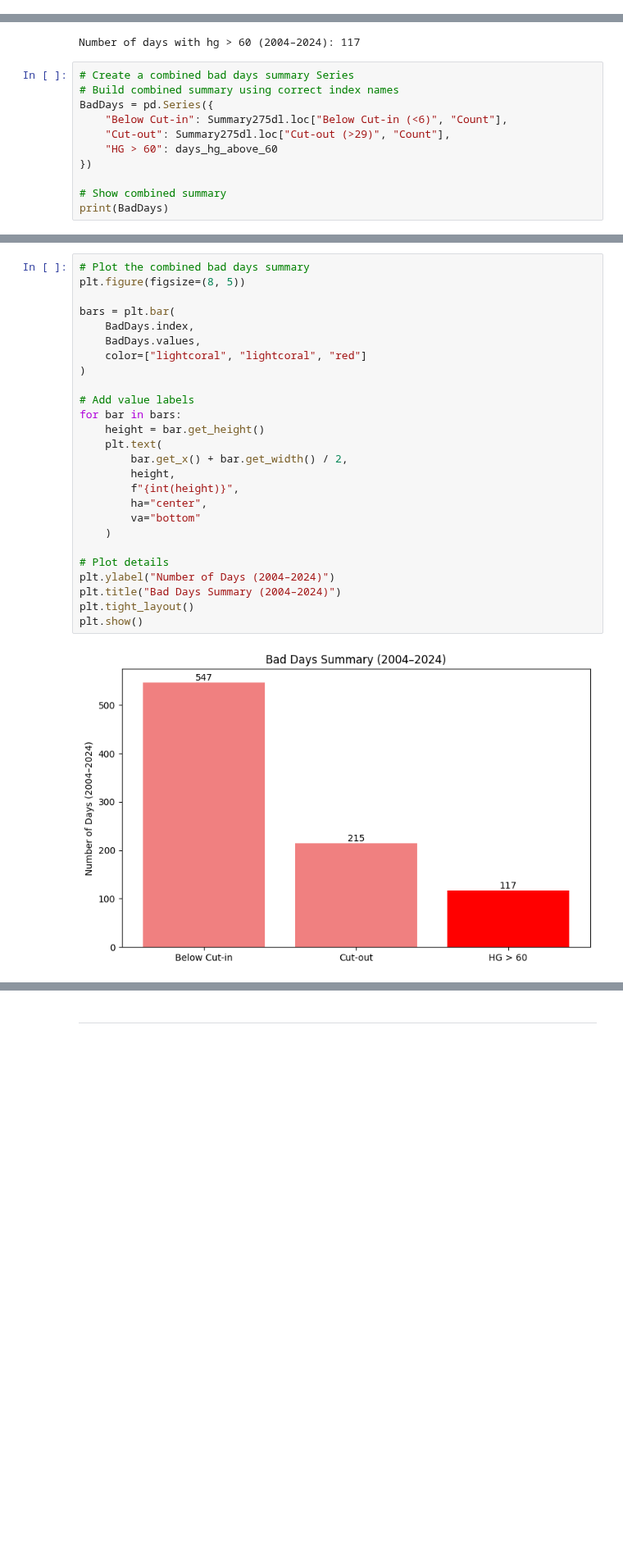
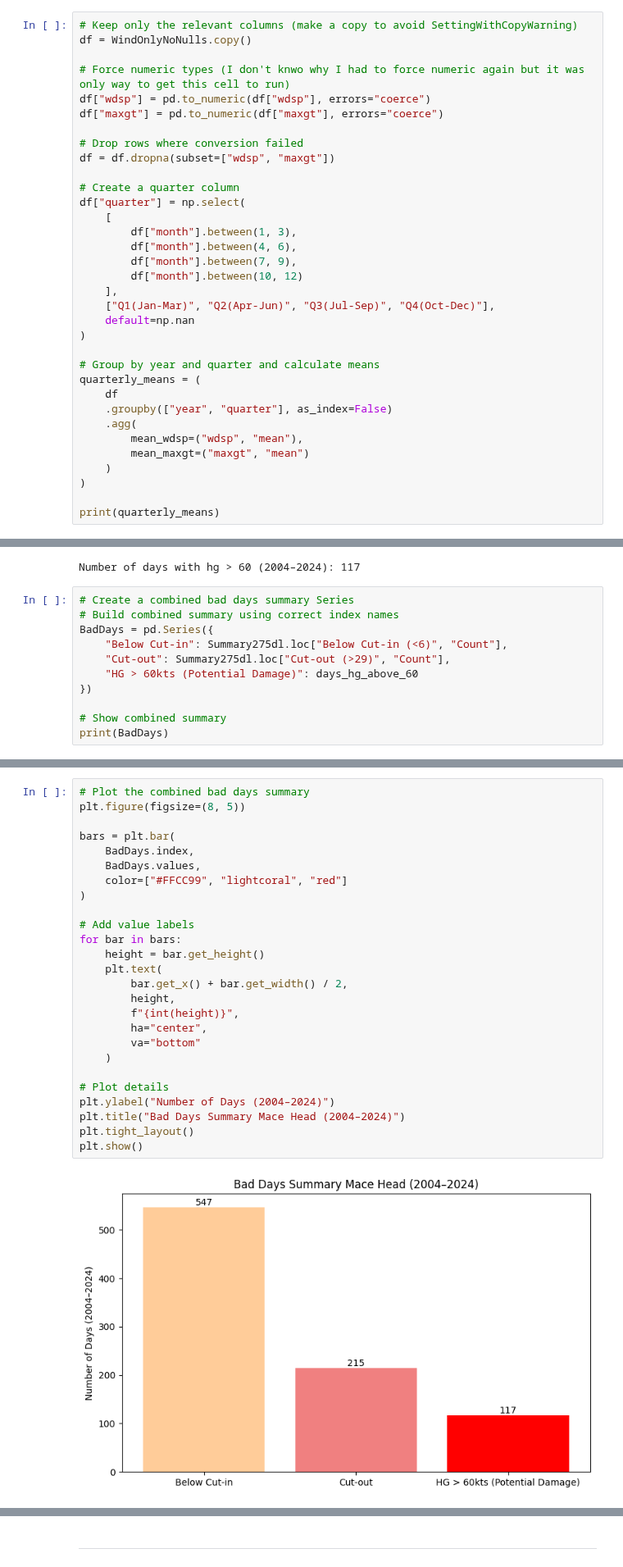
Before and after one commit to PectenMaximus/PFDA_2025_Project-, a Jupyter notebook: Project.ipynb, the cells around one changed output, grey strips where cells are left out. Shown at 82% size. Cells and saved outputs as stored; diff of their text form; blank space fills up the shorter version.

```diff
--- a/Project.ipynb
+++ b/Project.ipynb
@@ -441,0 +332,34 @@ print(quarterly_means)
+# %%
+# Keep only the relevant columns (make a copy to avoid SettingWithCopyWarning)
+df = WindOnlyNoNulls.copy()
+
+# Force numeric types (I don't knwo why I had to force numeric again but it was only way to get this cell to run)
+df["wdsp"] = pd.to_numeric(df["wdsp"], errors="coerce")
+df["maxgt"] = pd.to_numeric(df["maxgt"], errors="coerce")
+
+# Drop rows where conversion failed
+df = df.dropna(subset=["wdsp", "maxgt"])
+
+# Create a quarter column
+df["quarter"] = np.select(
+    [
+        df["month"].between(1, 3),
+        df["month"].between(4, 6),
+        df["month"].between(7, 9),
+        df["month"].between(10, 12)
+    ],
+    ["Q1(Jan-Mar)", "Q2(Apr-Jun)", "Q3(Jul-Sep)", "Q4(Oct-Dec)"],
+    default=np.nan
+)
+
+# Group by year and quarter and calculate means
+quarterly_means = (
+    df
+    .groupby(["year", "quarter"], as_index=False)
+    .agg(
+        mean_wdsp=("wdsp", "mean"),
+        mean_maxgt=("maxgt", "mean")
+    )
+)
+
+print(quarterly_means)
@@ -945,7 +884,7 @@ Number of days with hg > 60 (2004–2024): 117
 BadDays = pd.Series({
     "Below Cut-in": Summary275dl.loc["Below Cut-in (<6)", "Count"],
     "Cut-out": Summary275dl.loc["Cut-out (>29)", "Count"],
-    "HG > 60": days_hg_above_60
+    "HG > 60kts (Potential Damage)": days_hg_above_60
 })
 
 # Show combined summary
@@ -958,28 +897,28 @@ dtype: int64
 # %%
 # Plot the combined bad days summary
 plt.figure(figsize=(8, 5))
 
 bars = plt.bar(
     BadDays.index,
     BadDays.values,
-    color=["lightcoral", "lightcoral", "red"]
+    color=["#FFCC99", "lightcoral", "red"]
 )
 
 # Add value labels
 for bar in bars:
     height = bar.get_height()
     plt.text(
         bar.get_x() + bar.get_width() / 2,
         height,
         f"{int(height)}",
         ha="center",
         va="bottom"
     )
 
 # Plot details
 plt.ylabel("Number of Days (2004–2024)")
-plt.title("Bad Days Summary (2004–2024)")
+plt.title("Bad Days Summary Mace Head (2004–2024)")
 plt.tight_layout()
 plt.show()
 # %% [output]
-[figure, old version]
+[figure, new version]
```
Also changed, not shown: parts of 27 cells of this notebook, 2 other files.
